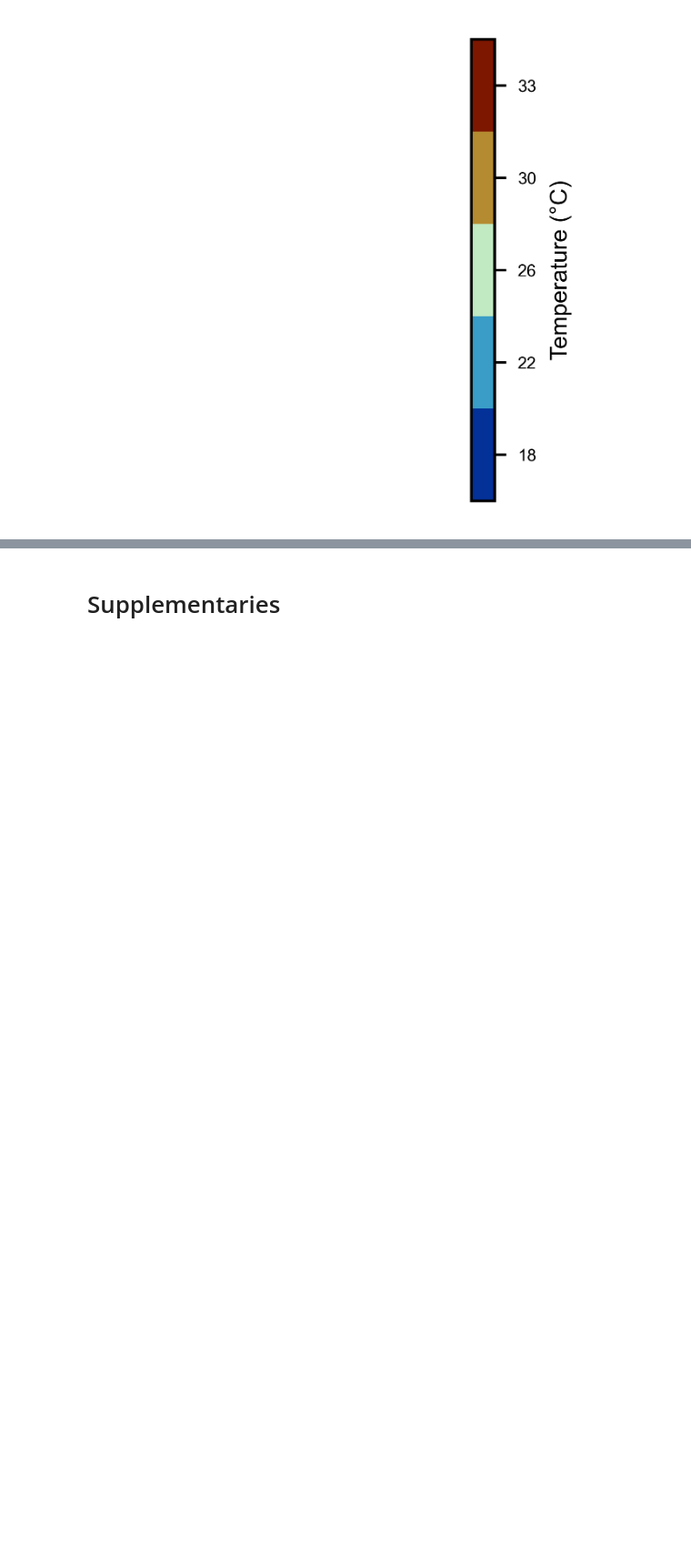
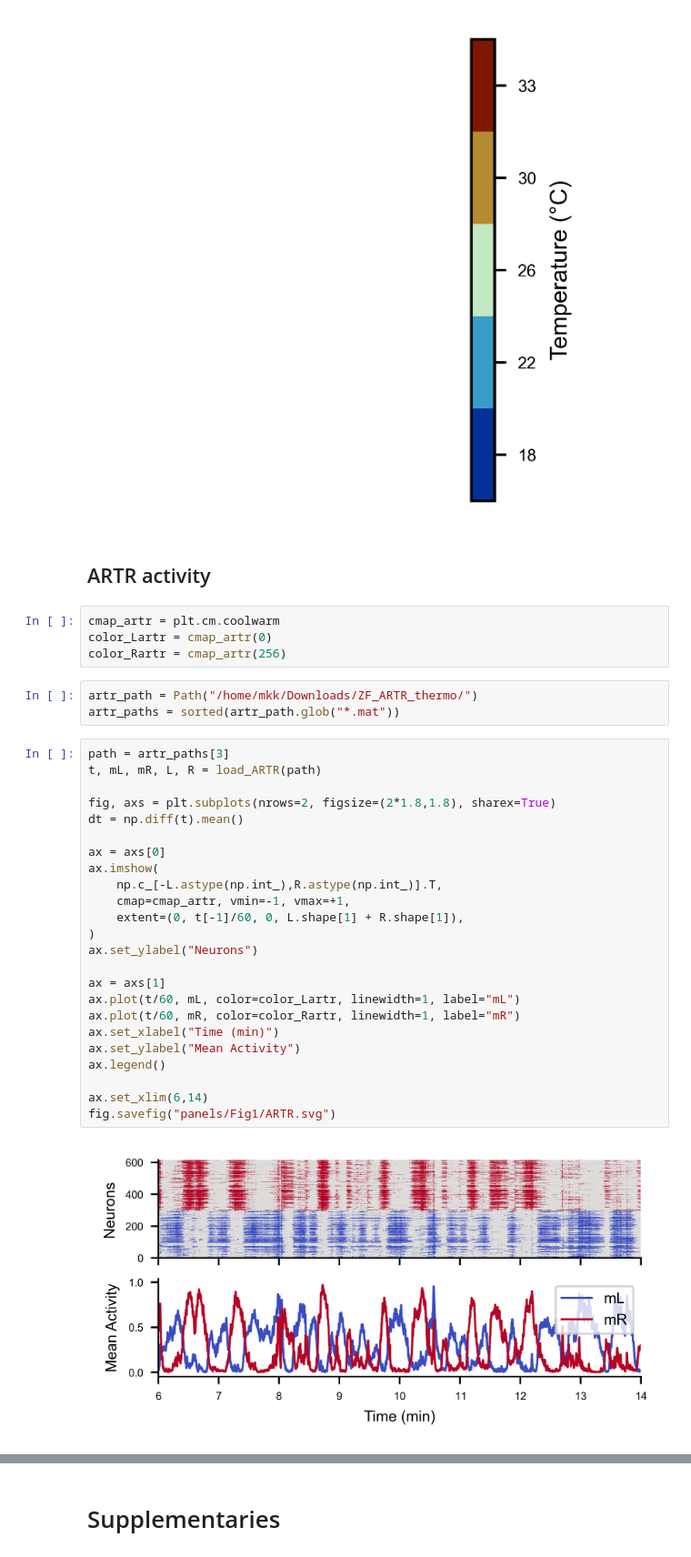
Before and after one commit to ZebrafishHMM2023/ZebrafishHMM2023_CodeAndData, a Jupyter notebook: Figures/Fig1.ipynb, the cells around one changed output, grey strips where cells are left out. Shown at 91% size. Saved outputs shown, nothing was run; the diff lists cells and outputs as text; blank space fills up the shorter version.

Commit message:
adding neuro to figure 1

```diff
--- a/Figures/Fig1.ipynb
+++ b/Figures/Fig1.ipynb
@@ -188,3 +184,38 @@ cbar.set_ticklabels(TEMPS)
 fig.savefig("panels/Fig1/temperature_colorbar.svg")
 # %% [output]
 [figure]
+# %% [markdown]
+## ARTR activity
+# %%
+cmap_artr = plt.cm.coolwarm
+color_Lartr = cmap_artr(0)
+color_Rartr = cmap_artr(256)
+# %%
+artr_path = Path("/home/mkk/Downloads/ZF_ARTR_thermo/")
+artr_paths = sorted(artr_path.glob("*.mat"))
+# %%
+path = artr_paths[3]
+t, mL, mR, L, R = load_ARTR(path)
+
+fig, axs = plt.subplots(nrows=2, figsize=(2*1.8,1.8), sharex=True)
+dt = np.diff(t).mean()
+
+ax = axs[0]
+ax.imshow(
+    np.c_[-L.astype(np.int_),R.astype(np.int_)].T,
+    cmap=cmap_artr, vmin=-1, vmax=+1,
+    extent=(0, t[-1]/60, 0, L.shape[1] + R.shape[1]),
+)
+ax.set_ylabel("Neurons")
+
+ax = axs[1]
+ax.plot(t/60, mL, color=color_Lartr, linewidth=1, label="mL")
+ax.plot(t/60, mR, color=color_Rartr, linewidth=1, label="mR")
+ax.set_xlabel("Time (min)")
+ax.set_ylabel("Mean Activity")
+ax.legend()
+
+ax.set_xlim(6,14)
+fig.savefig("panels/Fig1/ARTR.svg")
+# %% [output]
+[figure, added]
```
Also changed, not shown: parts of 5 cells of this notebook, 4 other files.
